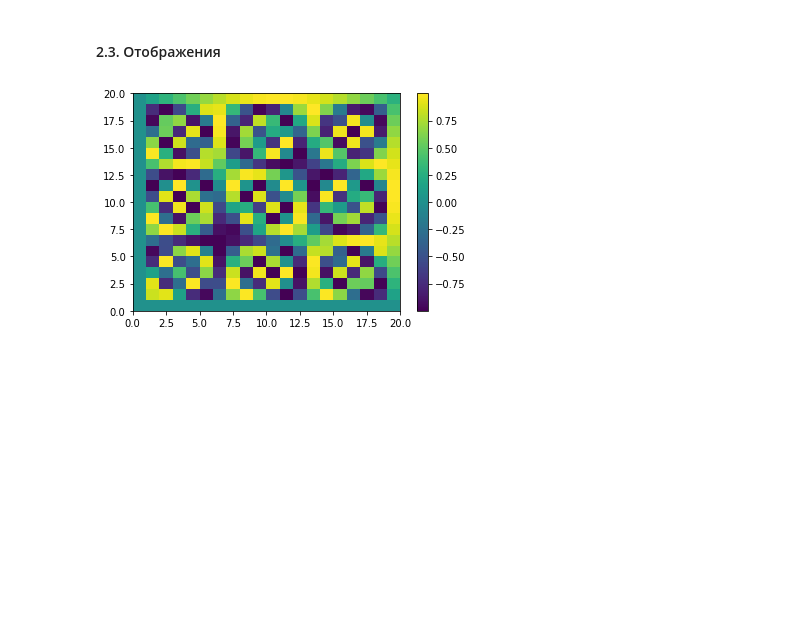
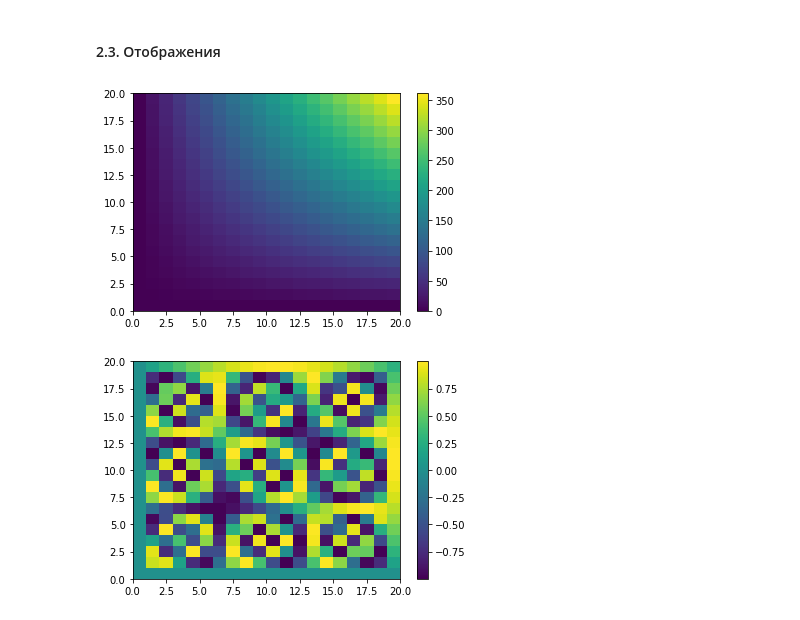
Before and after one commit to salamantos/mipt-python-22spring, a Jupyter notebook: Seminar12/Seminar12.ipynb, the cells around one changed output. Saved outputs shown, nothing was run; the diff lists cells and outputs as text; code cells hidden in the pictures; blank space fills up the shorter version.

```diff
--- a/Seminar12/Seminar12.ipynb
+++ b/Seminar12/Seminar12.ipynb
@@ -152,5 +179,17 @@ plt.show()
 # %% [markdown]
 #### 2.3. Отображения
+# %%
+# Цветовое представление двумерного массива
+# Построить цветовую карту
+color_map = plt.pcolormesh(
+    np.outer(np.arange(20), np.arange(20))  # двумерный массив значений
+)
+# Добавить к ней столбец с объяснением соответствия между цветом и величиной хранимой в массиве
+plt.colorbar(color_map)
+plt.show()
+del color_map
+# %% [output]
+[figure, added]
 # %%
 # Цветовое представление двумерного массива
 # Построить цветовую карту
```
Also changed, not shown: parts of 17 cells of this notebook.
